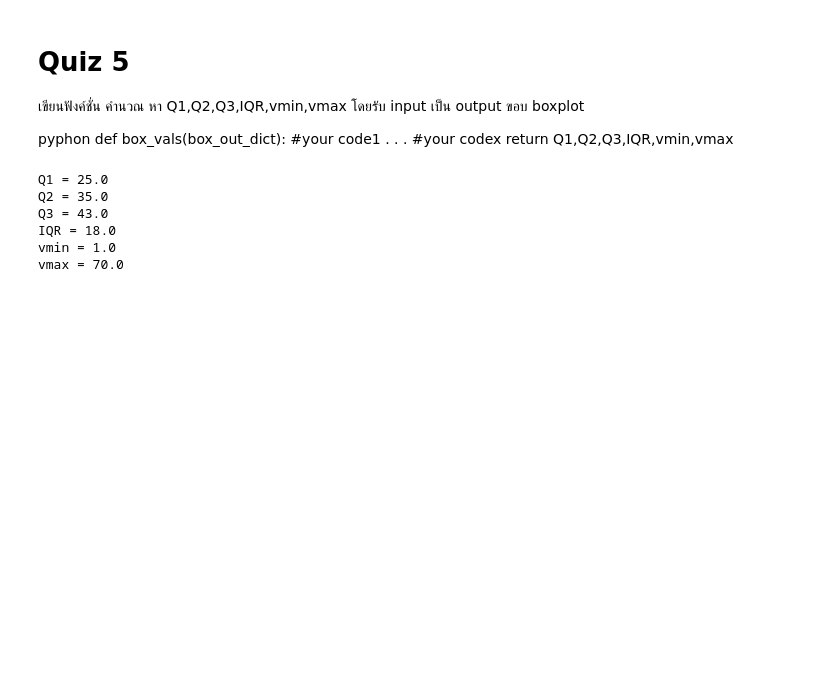
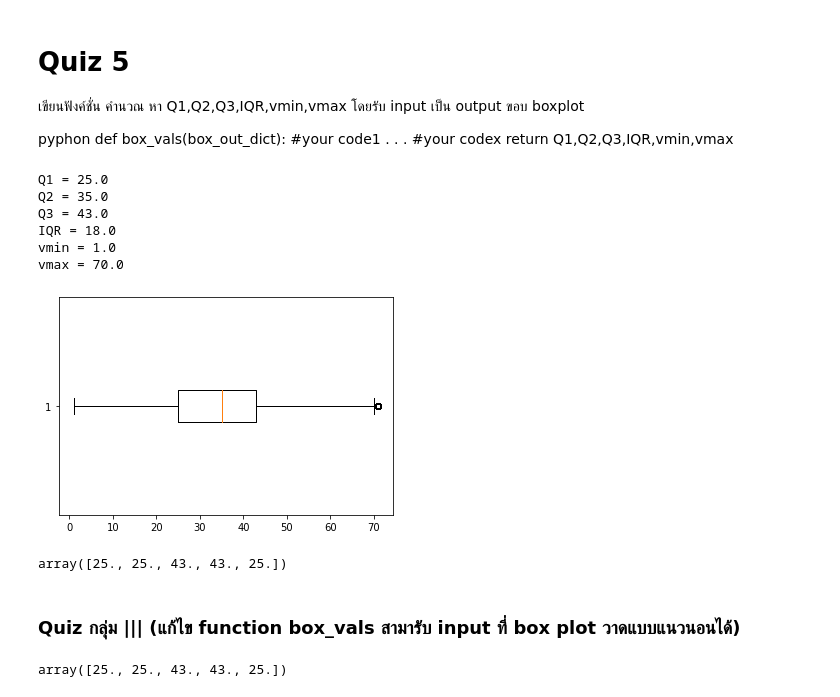
Before and after one commit to Khamsaen2489/DWDM21, a Jupyter notebook: Data_Preprocessing(chapter_3).ipynb, the cells around one changed output. Drawn from its saved outputs; the diff is of its cells as text; code cells hidden in the pictures; blank space fills up the shorter version.

Commit message:
Quiz กลุ่ม

```diff
--- a/Data_Preprocessing(chapter_3).ipynb
+++ b/Data_Preprocessing(chapter_3).ipynb
@@ -1181,3 +1181,13 @@ Q3 = 43.0
 IQR = 18.0
 vmin = 1.0
 vmax = 70.0
+# %%
+data_dict = plt.boxplot(data_cases2_nomissingage_nooutlier['age'],vert=False) #ตั้งเป็นแนวนอน
+# %% [output]
+[figure, added]
+# %%
+data_dict['boxes'][0].get_xdata()
+# %% [output]
+array([25., 25., 43., 43., 25.])
+# %% [markdown]
+### **Quiz กลุ่ม ||| (แก้ไข function box_vals สามารับ input ที่ box plot วาดแบบแนวนอนได้)**
@@ -1183,0 +1203,4 @@ vmax = 70.0
+# %%
+data_dict['boxes'][0].get_xdata()
+# %% [output]
+array([25., 25., 43., 43., 25.])
```
Also changed, not shown: parts of 4 cells of this notebook.
